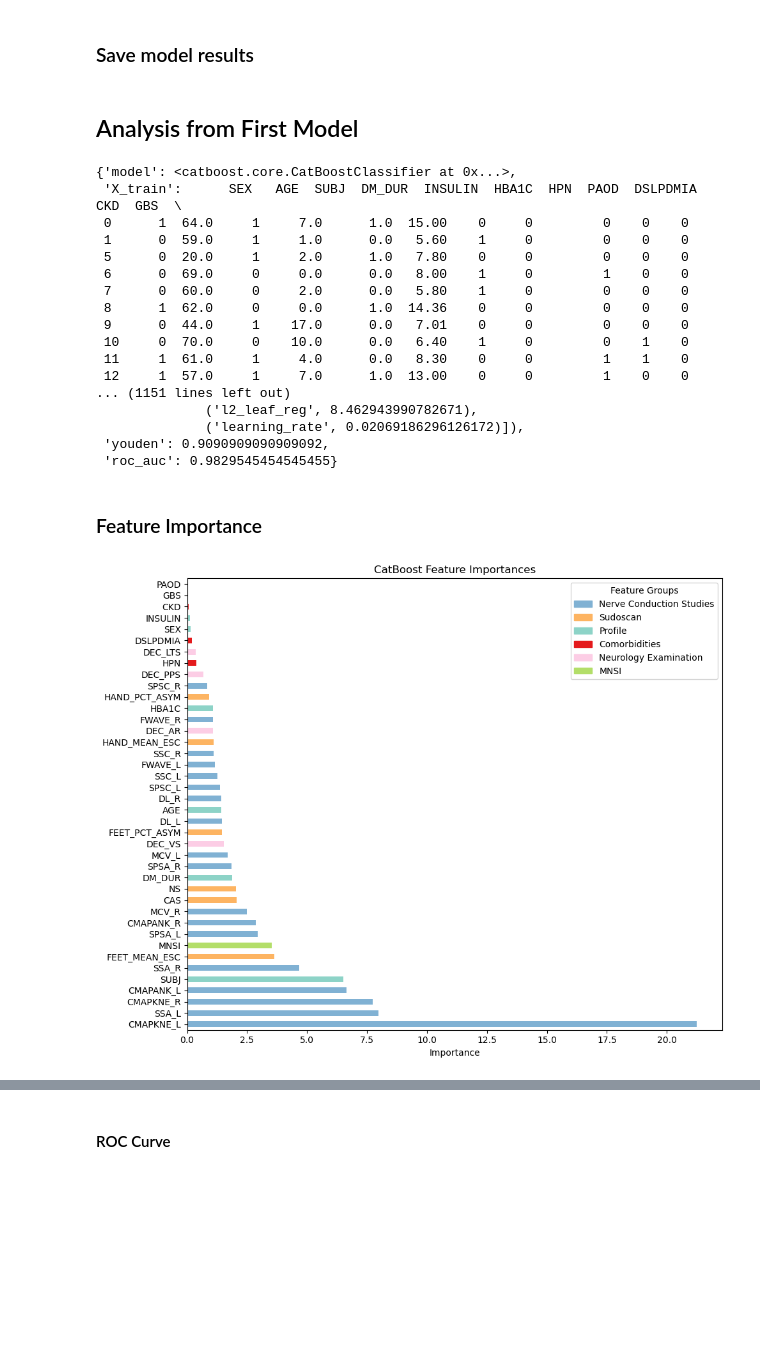
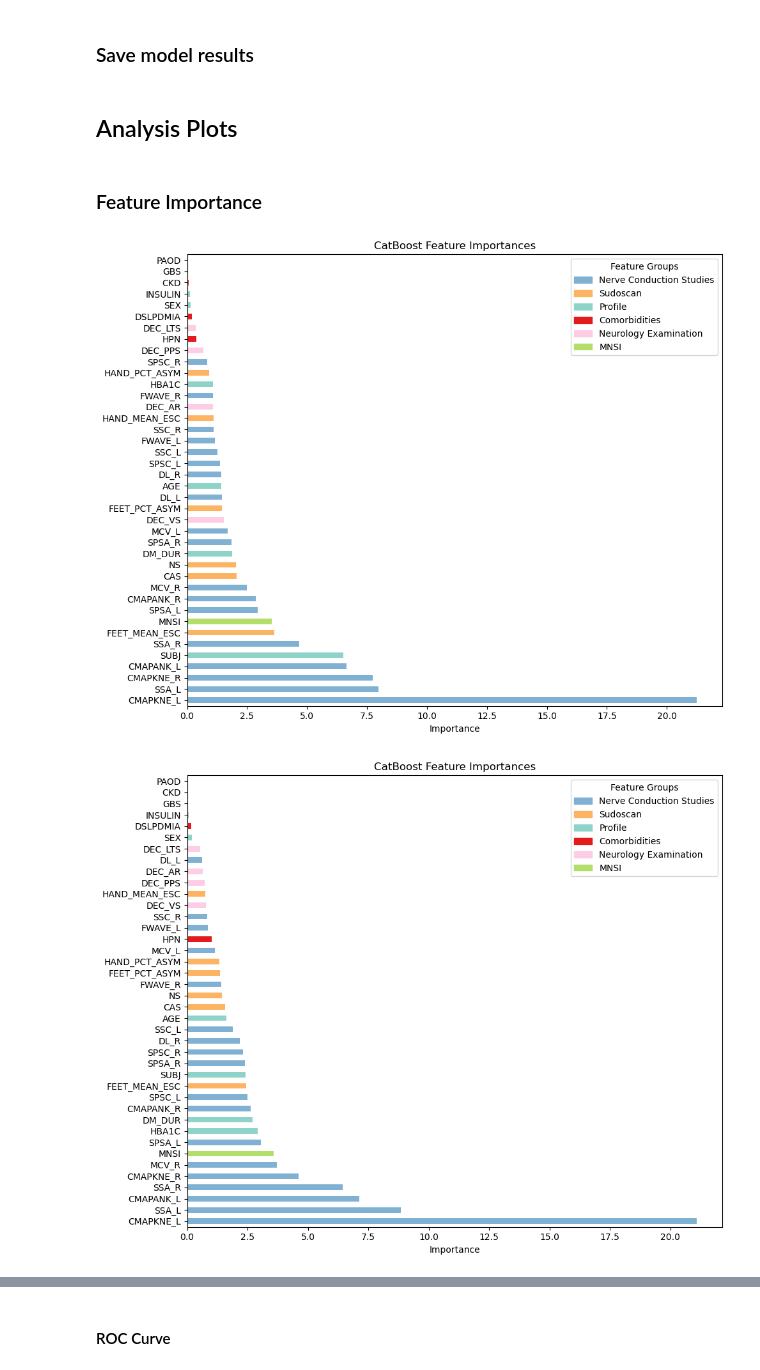
Before and after one commit to acbriza/dpn2026, a Jupyter notebook: module/explainability.ipynb, the cells around one changed output, grey strips where cells are left out. Cells and saved outputs as stored; diff of their text form; code cells hidden in the pictures; blank space fills up the shorter version.

```diff
--- a/module/explainability.ipynb
+++ b/module/explainability.ipynb
@@ -136,25 +133,6 @@ df_ksm.to_csv(outputdir / f"{config.model.code}_ksplit_trained_models_result_sum
 # %% [markdown]
-## Analysis from First Model
+## Analysis Plots
 # %%
 split_results = joblib.load(outputdir / f"{config.model.code}_ksplit_trained_models.joblib")
-split_results[0]
-# %% [output]
-{'model': <catboost.core.CatBoostClassifier at 0x...>,
- 'X_train':      SEX   AGE  SUBJ  DM_DUR  INSULIN  HBA1C  HPN  PAOD  DSLPDMIA  CKD  GBS  \
- 0      1  64.0     1     7.0      1.0  15.00    0     0         0    0    0
- 1      0  59.0     1     1.0      0.0   5.60    1     0         0    0    0
- 5      0  20.0     1     2.0      1.0   7.80    0     0         0    0    0
- 6      0  69.0     0     0.0      0.0   8.00    1     0         1    0    0
- 7      0  60.0     0     2.0      0.0   5.80    1     0         0    0    0
- 8      1  62.0     0     0.0      1.0  14.36    0     0         0    0    0
- 9      0  44.0     1    17.0      0.0   7.01    0     0         0    0    0
- 10     0  70.0     0    10.0      0.0   6.40    1     0         0    1    0
- 11     1  61.0     1     4.0      0.0   8.30    0     0         1    1    0
- 12     1  57.0     1     7.0      1.0  13.00    0     0         1    0    0
-... (1151 lines left out)
-              ('l2_leaf_reg', 8.462943990782671),
-              ('learning_rate', 0.02069186296126172)]),
- 'youden': 0.9090909090909092,
- 'roc_auc': 0.9829545454545455}
 # %% [markdown]
 ### Feature Importance
@@ -165,6 +139,10 @@ feature_names = X.columns
 # %%
-exp.plot_importances(D, config, importances, feature_names,
-                     minimum=None, limit=None,
-                     savedir=outputdir)
+for s in range(len(split_results)):
+    model = split_results[s]['model']
+    feature_names = X.columns
+    exp.plot_importances(D, model, s, feature_names, config,
+                        minimum=None, limit=None,
+                        savedir=outputdir)
 # %% [output]
 [figure]
+[figure, added]
```
Also changed, not shown: parts of 9 cells of this notebook.
